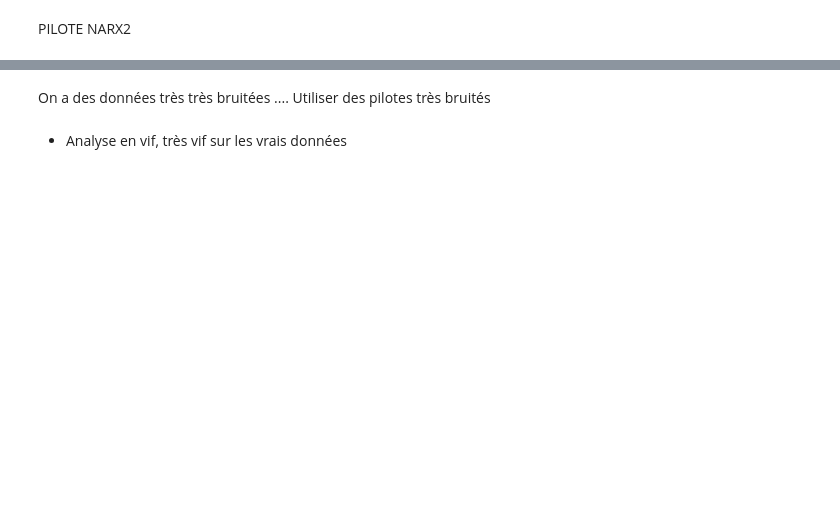
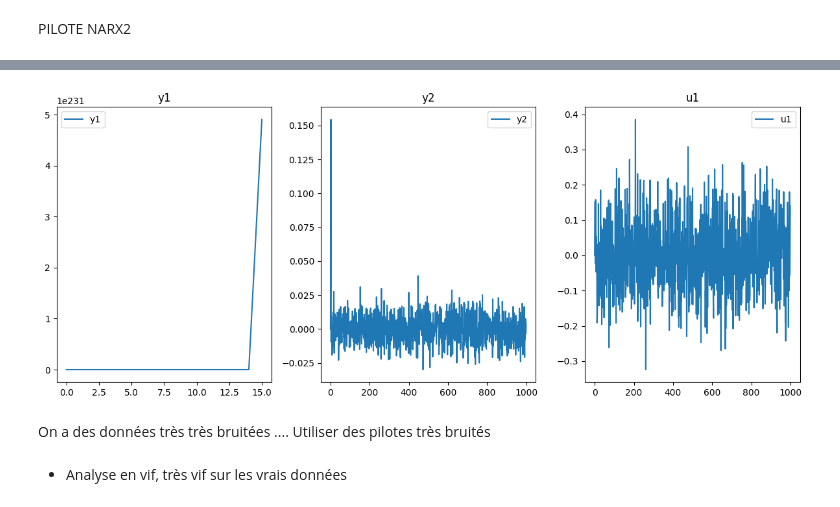
Before and after one commit to Mathis-Vrgt/projet-infoF422, a Jupyter notebook: projet.ipynb, the cells around one changed output, grey strips where cells are left out. Saved outputs shown, nothing was run; the diff lists cells and outputs as text; code cells hidden in the pictures; blank space fills up the shorter version.

Commit message:
Narx2 génération

```diff
--- a/projet.ipynb
+++ b/projet.ipynb
@@ -181,5 +183,100 @@ shape U (1000, 1)
 # %% [markdown]
 PILOTE NARX2
 # %%
-# A faire, casi la même chose que ce que j'ai codé. Juste à changer les formules et le
-# nombre de valeur nulles qui correspond à y-1, y-2, u-1, u-2, u-3, y-3
+np.random.seed(42) # pour la reproductibilité
+
+# génération de U (deux colonnes cette fois ci u1 et u2)
+U_Narx1_train = pd.DataFrame(columns=['u1', 'u2'])
+Y_Narx1_train = pd.DataFrame(columns=['y1', 'y2'])
+# générer U qui suit une distribution normale (moyenne 0, écart-type 0.1) : mon choix
+# arbitraire. Pour le coupp si je mets une trop grand evariance il y a explosion des données
+U_Narx1_train['u1'] = np.random.normal(0, 0.1, size=n_points+1)
+U_Narx1_train['u2'] = np.random.normal(0, 0.1, size=n_points+1)
+# n+1 points car on a u-1 qui doit être défini pour générer y1_1 et y2_1 :
+# on change sa valeur en 0 après
+# pa rapport à la génération de Y, pas besoin de remonter à u-2 (cf formules)
+U_Narx1_train.loc[0, 'u1'] = 0 # pour respecter l'énoncé =u-1 = 0
+U_Narx1_train.loc[1, 'u1'] = 0 # u0 = 0
+U_Narx1_train.loc[0, 'u2'] = 0 # pour respecter l'énoncé =u-1 = 0
+U_Narx1_train.loc[1, 'u2'] = 0 # u0 = 0
+
+print(U_Narx1_train.head())
+print("shape U", U_Narx1_train.shape)
+
+
+# génération de Y
+# y1_0 = 0, y2_0 = 0 # cf énoncé : je me mets dans le m^me cas que les données réelles
+# à prédire (exo principal du projet)
+y1_0 = 0
+y2_0 = 0
+# y-1 = 0, y-2 = 0 # cf énoncé, nécessaire pour générer y1_1 et y2_1
+y1_minus_1 = 0
+y2_minus_1 = 0
+y1_minus_2 = 0
+y2_minus_2 = 0
+Y_Narx1_train.loc[0] = [y1_minus_2, y2_minus_2]
+Y_Narx1_train.loc[1] = [y1_minus_1, y2_minus_1]
+Y_Narx1_train.loc[2] = [y1_0, y2_0]
+# Bien faire attention à supprimer les 2 lignes à la fin et pas une seule
+# il faudra peut être les rajouter pour nos stratégies dans le futur (dépend de à quel point on souhaite
+# regarder le futur)
+
+
+for k in range(2, n_points+1): # on est décalé à 2 car on a ajouter y-1
+    # les indices seront réglés après la boucle
+    # deux formules données dans l'énoncé
+
+    y1_k = Y_Narx1_train.loc[k, 'y1']
+    y1_km1 = Y_Narx1_train.loc[k-1, 'y1']
+    y1_km2 = Y_Narx1_train.loc[k-2, 'y1']
+
+    y2_k = Y_Narx1_train.loc[k, 'y2']
+    y2_km1 = Y_Narx1_train.loc[k-1, 'y2']
+    y2_km2 = Y_Narx1_train.loc[k-2, 'y2']
+
+    u1_k = U_Narx1_train.loc[k, 'u1']
+    u1_km1 = U_Narx1_train.loc[k-1, 'u1']
+
+    u2_k = U_Narx1_train.loc[k, 'u2']
+    u2_km1 = U_Narx1_train.loc[k-1, 'u2']
+
+    # Génération du bruit blanc w
+    w1 = np.random.normal(0, 0.02)
+    w2 = np.random.normal(0, 0.02)
+
+    # Formule pour y1(k+1)
+    num1 = y1_k * y1_km1 * y1_km2 * (y1_km2 - 1) * u2_km1 + u2_k
+    den1 = 1 + y2_km1**2 + y2_km2**2
+    y1_plus1 = (num1 / den1) + w1
+
+    # Formule pour y2(k+1)
+    num2 = y2_k * y2_km1 * y2_km2 * (y2_km2 - 1) * u1_km1 + u1_k
+    den2 = 1 + y1_km1**2 + y1_km2**2
+    y2_plus1 = (num2 / den2) + w2
+
+    # Stockage du résultat à l'indice k+1
+    Y_Narx1_train.loc[k+1] = [y1_plus1, y2_plus1]
+
+# enlever la première ligne qui correspond à y-1 et u-1et qui ont servi à générer les données
+Y_Narx1_train = Y_Narx1_train.drop(index=1).reset_index(drop=True)
+Y_Narx1_train = Y_Narx1_train.drop(index=0).reset_index(drop=True)
+U_Narx1_train = U_Narx1_train.drop(index=0).reset_index(drop=True)
+
+print(Y_Narx1_train.head(15))
+print("shape Y", Y_Narx1_train.shape)
+print("shape U", U_Narx1_train.shape)
+
+# visualiser les données générées
+figure, axes = plt.subplots(1, 3, figsize=(12, 5))
+axes[0].plot(Y_Narx1_train['y1'], label='y1')
+axes[0].set_title('y1')
+axes[0].legend()
+axes[1].plot(Y_Narx1_train['y2'], label='y2')
+axes[1].set_title('y2')
+axes[1].legend()
+axes[2].plot(U_Narx1_train['u1'], label='u1')
+axes[2].set_title('u1')
+axes[2].legend()
+plt.tight_layout()
+plt.show()
+# %% [output]
@@ -186,3 +300,4 @@ PILOTE NARX2
+[figure, added]
 # %% [markdown]
 On a des données très très bruitées .... Utiliser des pilotes très bruités
 # %% [markdown]
```
Also changed, not shown: parts of 6 cells of this notebook.
